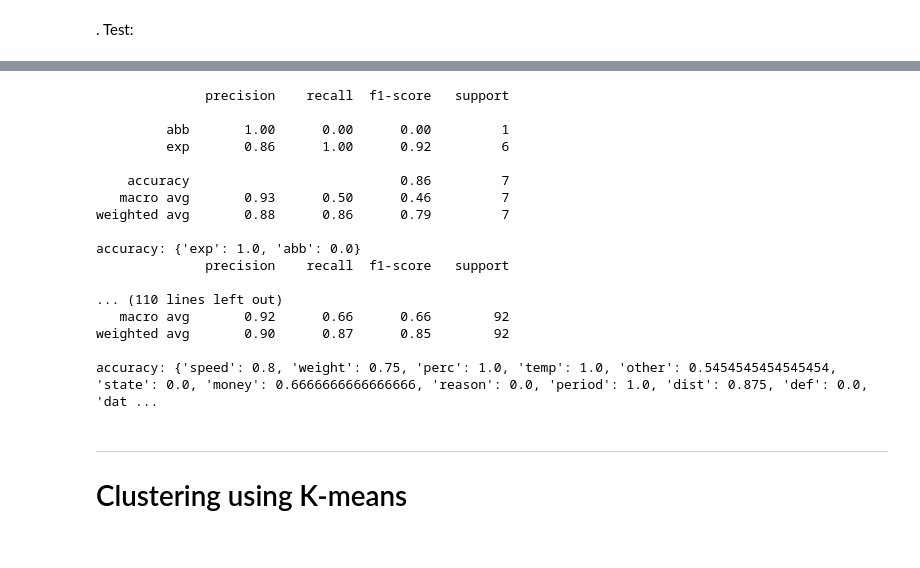
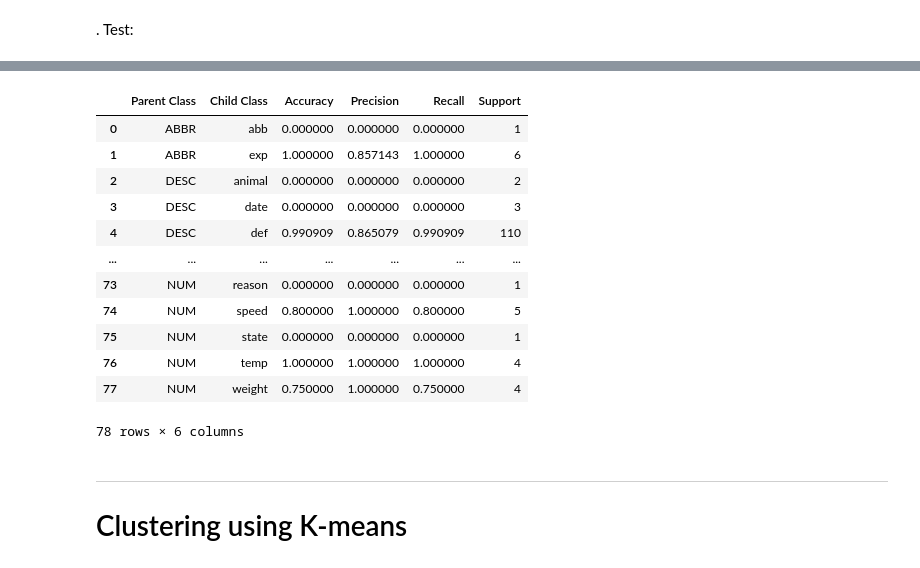
Before and after one commit to ali2236/query_classification, a Jupyter notebook: classification.ipynb, the cells around one changed output, grey strips where cells are left out. Drawn from its saved outputs; the diff is of its cells as text; code cells hidden in the pictures.

```diff
--- a/classification.ipynb
+++ b/classification.ipynb
@@ -258,6 +258,6 @@ sc_df
 # %%
 from sklearn.svm import LinearSVC
 
-lsvm = LinearSVC()
+lsvm = LinearSVC(max_iter=5000)
 lsvm.fit(train_x, train_y)
 # %% [output]
@@ -280,12 +280,12 @@ for row in train_data:
 from sklearn.svm import LinearSVC
 
 sub_classifiers = {
-    'ABBR' : LinearSVC(),
-    'DESC' : LinearSVC(),
-    'ENTY' : LinearSVC(),
-    'HUM' : LinearSVC(),
-    'LOC' : LinearSVC(),
-    'NUM' : LinearSVC(),
+    'ABBR' : LinearSVC(max_iter=5000),
+    'DESC' : LinearSVC(max_iter=5000),
+    'ENTY' : LinearSVC(max_iter=5000),
+    'HUM' : LinearSVC(max_iter=5000),
+    'LOC' : LinearSVC(max_iter=5000),
+    'NUM' : LinearSVC(max_iter=5000),
 }
 
 for parent_class, classifier in sub_classifiers.items():
@@ -343,33 +342,41 @@ for i in range(len(test_x)):
     sub_test_x[predicted_parent_class].append(vector)
     sub_test_y[predicted_parent_class].append(sub_class)
 # %%
+from sklearn.metrics import precision_recall_fscore_support, precision_score, classification_report
+from sklearn.utils.multiclass import unique_labels
+import pandas as pd
+
 sub_pred_test_y = {}
+sub_rows = []
 
 for parent_class, queries in sub_test_x.items():
     classifier = sub_classifiers[parent_class]
     sub_pred_test_y[parent_class] = classifier.predict(queries)
 
 for parent_class, pred_y in sub_pred_test_y.items():
-    print(classification_report(sub_test_y[parent_class], pred_y, zero_division=1))
-    print(f'accuracy: ' + str(class_accuracy_score(sub_test_y[parent_class], pred_y)))
+    accuracy = class_accuracy_score(sub_test_y[parent_class], pred_y)
+    labels = unique_labels(sub_test_y[parent_class], pred_y)
+    precision, recall, fscore, support = precision_recall_fscore_support(sub_test_y[parent_class], pred_y, zero_division=0,)
+    rows = list(zip([parent_class for p in range(len(labels))], labels, [accuracy.get(lbl, -1) for lbl in labels], precision, recall, support))
+    sub_rows = sub_rows + rows
+
+sub_df = pd.DataFrame(data=sub_rows, columns=['Parent Class', 'Child Class', 'Accuracy', 'Precision', 'Recall', 'Support'])
+sub_df.to_csv('sub_classes.csv')
+sub_df
 # %% [output]
+|  | Parent Class | Child Class | Accuracy | Precision | Recall | Support |
+| 0 | ABBR | abb | 0.000000 | 0.000000 | 0.000000 | 1 |
+| 1 | ABBR | exp | 1.000000 | 0.857143 | 1.000000 | 6 |
+| 2 | DESC | animal | 0.000000 | 0.000000 | 0.000000 | 2 |
+| 3 | DESC | date | 0.000000 | 0.000000 | 0.000000 | 3 |
+| 4 | DESC | def | 0.990909 | 0.865079 | 0.990909 | 110 |
+| ... | ... | ... | ... | ... | ... | ... |
+| 73 | NUM | reason | 0.000000 | 0.000000 | 0.000000 | 1 |
+| 74 | NUM | speed | 0.800000 | 1.000000 | 0.800000 | 5 |
+| 75 | NUM | state | 0.000000 | 0.000000 | 0.000000 | 1 |
+| 76 | NUM | temp | 1.000000 | 1.000000 | 1.000000 | 4 |
+| 77 | NUM | weight | 0.750000 | 1.000000 | 0.750000 | 4 |
-              precision    recall  f1-score   support
-
-         abb       1.00      0.00      0.00         1
-         exp       0.86      1.00      0.92         6
-
-    accuracy                           0.86         7
-   macro avg       0.93      0.50      0.46         7
-weighted avg       0.88      0.86      0.79         7
-
-accuracy: {'exp': 1.0, 'abb': 0.0}
-              precision    recall  f1-score   support
-
-... (110 lines left out)
-   macro avg       0.92      0.66      0.66        92
-weighted avg       0.90      0.87      0.85        92
-
-accuracy: {'speed': 0.8, 'weight': 0.75, 'perc': 1.0, 'temp': 1.0, 'other': 0.5454545454545454, 'state': 0.0, 'money': 0.6666666666666666, 'reason': 0.0, 'period': 1.0, 'dist': 0.875, 'def': 0.0, 'dat ...
+78 rows × 6 columns
 # %% [markdown]
 ---
 
```
Also changed, not shown: parts of 4 cells of this notebook, 1 other file.
